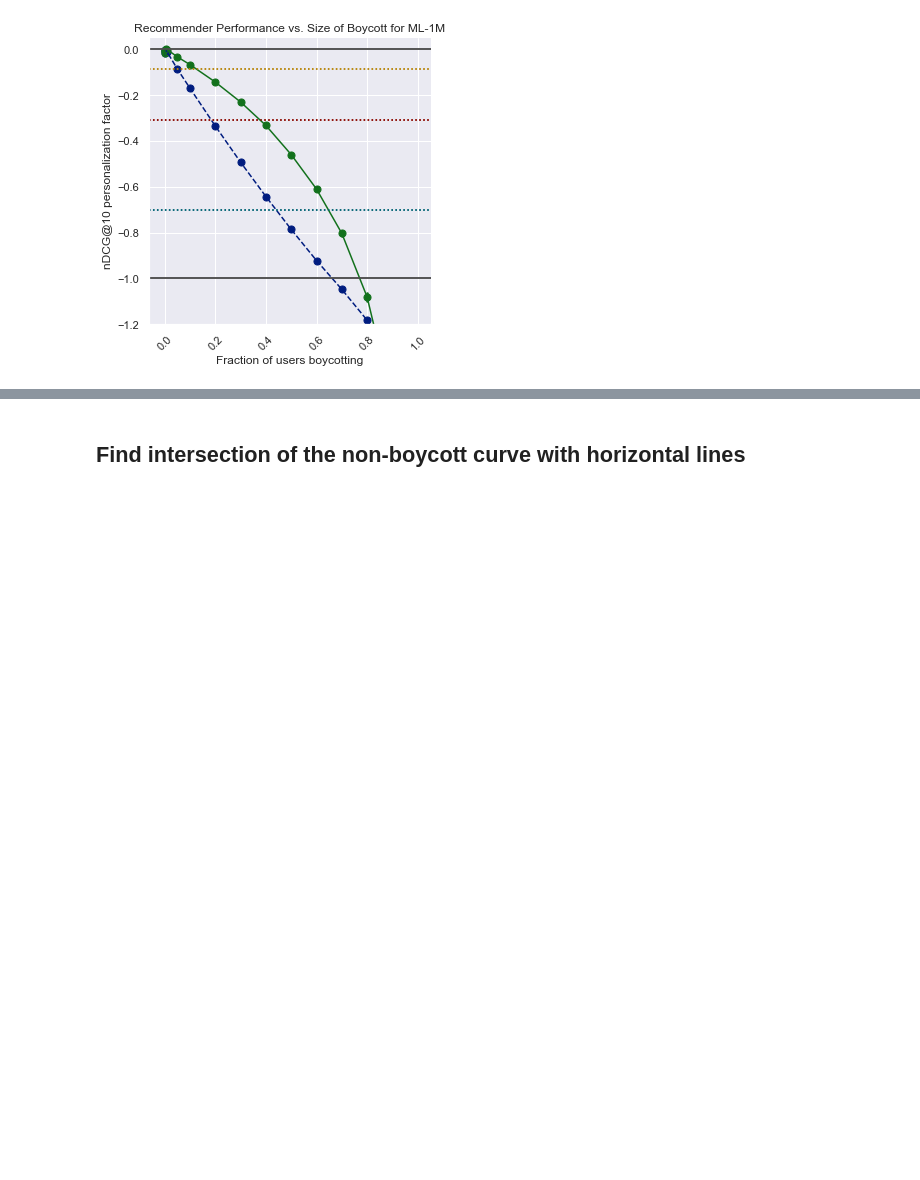
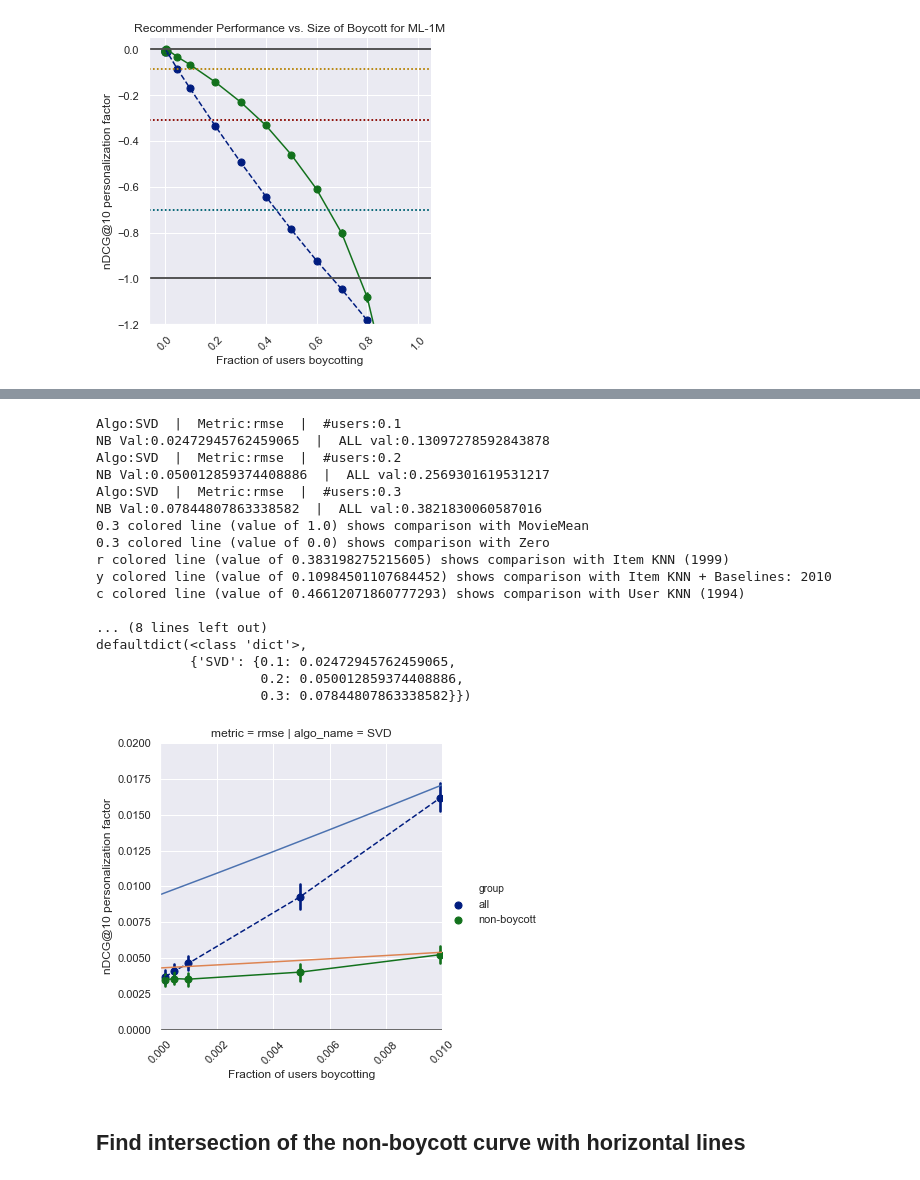
Before and after one commit to nickmvincent/surprise_sandbox, a Jupyter notebook: visualize-v03.ipynb, the cells around one changed output, grey strips where cells are left out. Drawn from its saved outputs; the diff is of its cells as text; code cells hidden in the pictures; blank space fills up the shorter version.

```diff
--- a/visualize-v03.ipynb
+++ b/visualize-v03.ipynb
@@ -589,3 +641,32 @@ defaultdict(<class 'dict'>,
+# %%
+_ = p_b_curve(
+    samples_df_1m, 'ml-1m',
+    metrics=['rmse'],
+    percents=True, normalize=True, show_interp=True,
+    groups=['non-boycott', 'all', ],
+)
+plt.xlim(0, 0.01)
+plt.ylim(0, 0.02)
+plt.show()
+# %% [output]
+Algo:SVD  |  Metric:rmse  |  #users:0.1
+NB Val:0.02472945762459065  |  ALL val:0.13097278592843878
+Algo:SVD  |  Metric:rmse  |  #users:0.2
+NB Val:0.050012859374408886  |  ALL val:0.2569301619531217
+Algo:SVD  |  Metric:rmse  |  #users:0.3
+NB Val:0.07844807863338582  |  ALL val:0.3821830060587016
+0.3 colored line (value of 1.0) shows comparison with MovieMean
+0.3 colored line (value of 0.0) shows comparison with Zero
+r colored line (value of 0.383198275215605) shows comparison with Item KNN (1999)
+y colored line (value of 0.10984501107684452) shows comparison with Item KNN + Baselines: 2010
+c colored line (value of 0.46612071860777293) shows comparison with User KNN (1994)
+
+... (8 lines left out)
+defaultdict(<class 'dict'>,
+            {'SVD': {0.1: 0.02472945762459065,
+                     0.2: 0.050012859374408886,
+                     0.3: 0.07844807863338582}})
+[figure, added]
 # %% [markdown]
 ## Find intersection of the non-boycott curve with horizontal lines
 # %%
```
Also changed, not shown: parts of 19 cells of this notebook.
